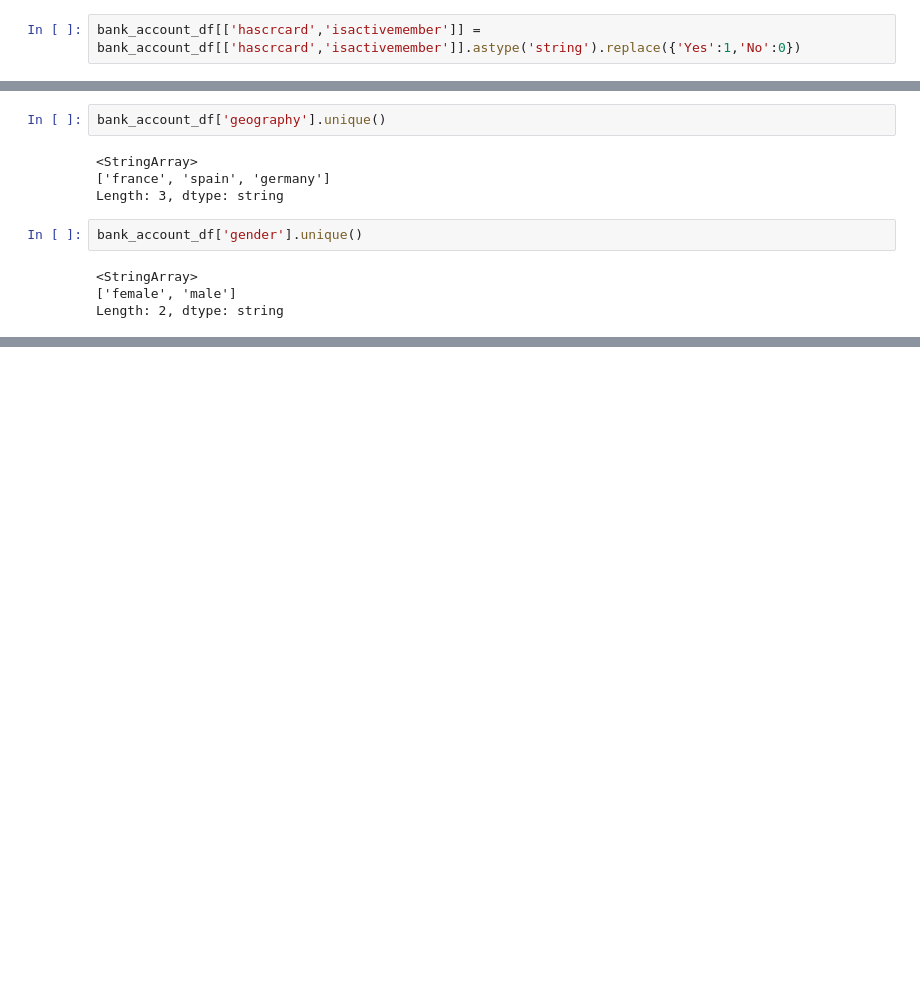
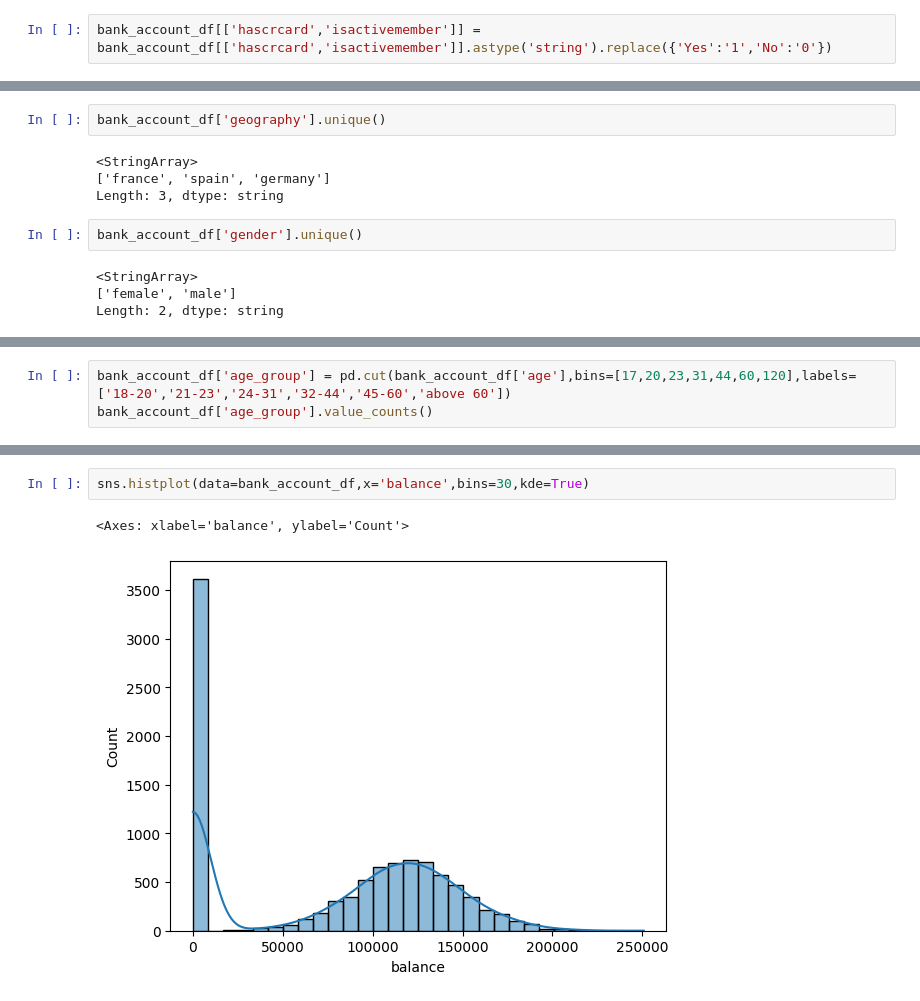
Before and after one commit to shwezin-coder/Bank-Churn-Customer, a Jupyter notebook: bank_churn_analysis.ipynb, the cells around one changed output, grey strips where cells are left out. Cells and saved outputs as stored; diff of their text form; blank space fills up the shorter version.

```diff
--- a/bank_churn_analysis.ipynb
+++ b/bank_churn_analysis.ipynb
@@ -205,7 +203,7 @@ bank_account_df['isactivemember'].unique()
 # %% [output]
 array(['Yes', 'No'], dtype=object)
 # %%
-bank_account_df[['hascrcard','isactivemember']] = bank_account_df[['hascrcard','isactivemember']].astype('string').replace({'Yes':1,'No':0})
+bank_account_df[['hascrcard','isactivemember']] = bank_account_df[['hascrcard','isactivemember']].astype('string').replace({'Yes':'1','No':'0'})
 # %%
 bank_account_df[['hascrcard','isactivemember']] = bank_account_df[['hascrcard','isactivemember']].astype('int')
 # %%
@@ -335,0 +330,3 @@ bank_account_df.describe()
+# %%
+bank_account_df['age_group'] = pd.cut(bank_account_df['age'],bins=[17,20,23,31,44,60,120],labels=['18-20','21-23','24-31','32-44','45-60','above 60'])
+bank_account_df['age_group'].value_counts()
@@ -335,0 +447,5 @@ bank_account_df.describe()
+# %%
+sns.histplot(data=bank_account_df,x='balance',bins=30,kde=True)
+# %% [output]
+<Axes: xlabel='balance', ylabel='Count'>
+[figure, added]
```
Also changed, not shown: parts of 16 cells of this notebook.
